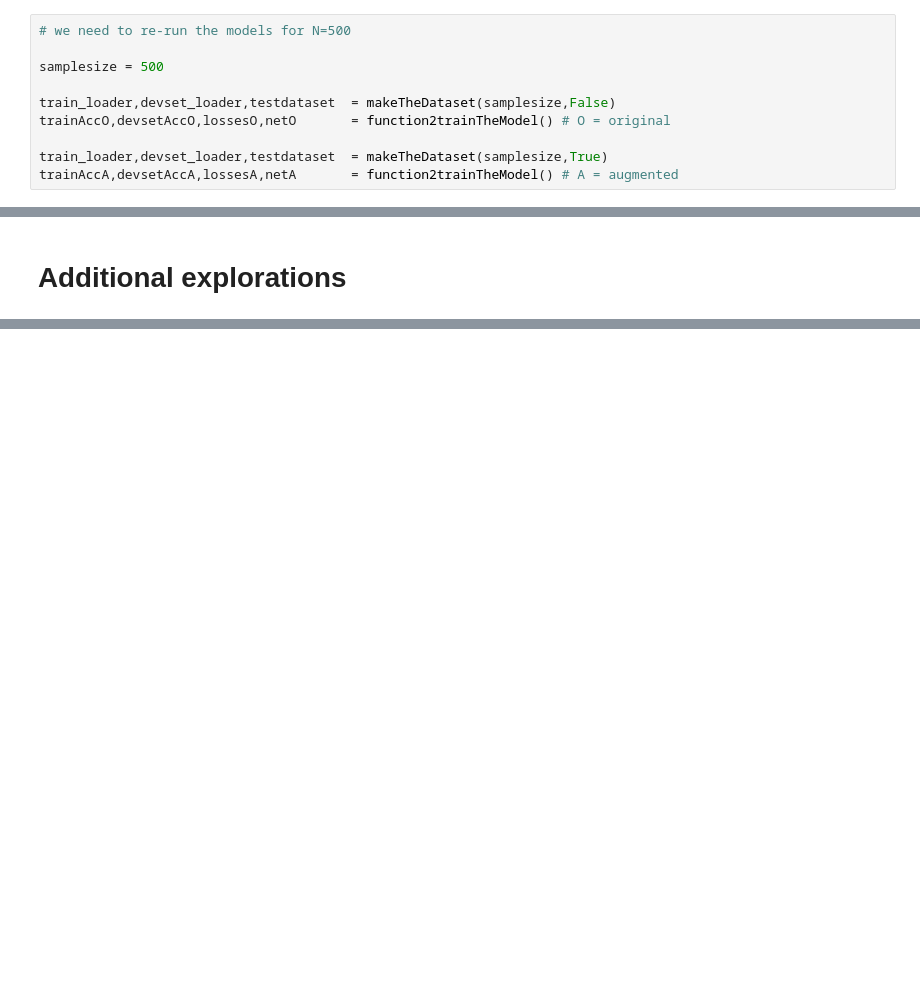
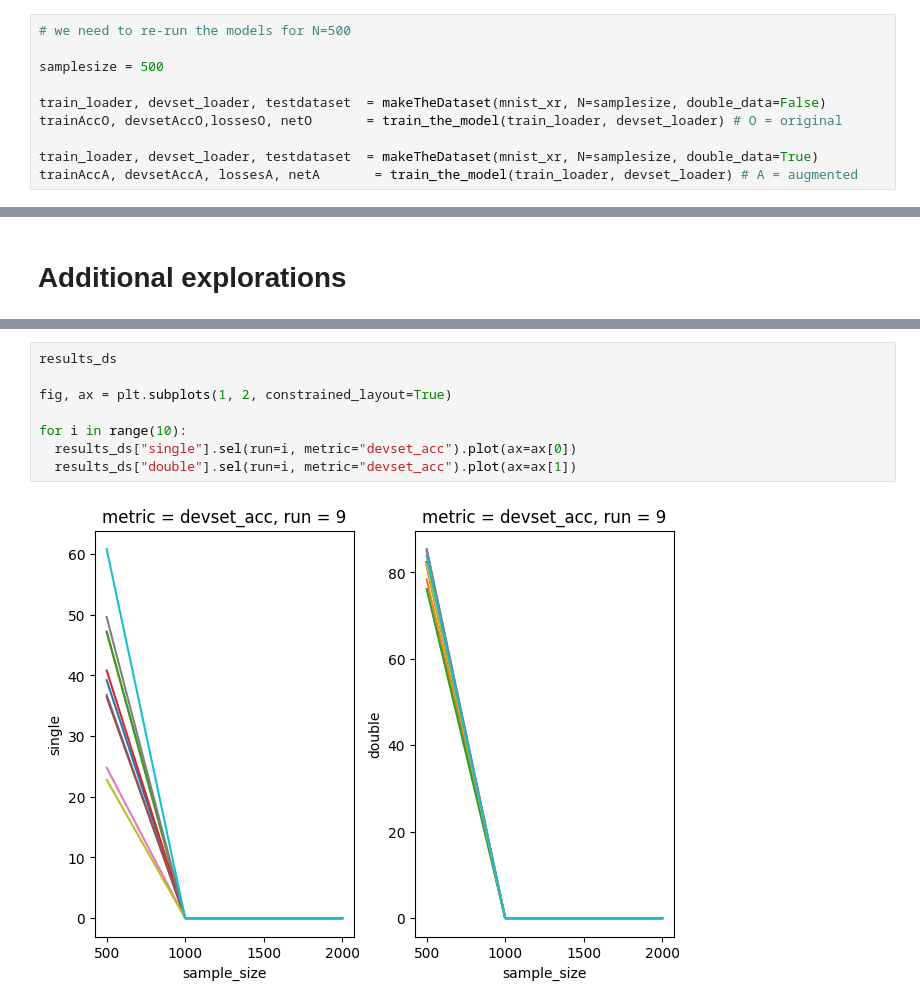
Before and after one commit to scott-huberty/DeepUnderstandingOfDeepLearning, a Jupyter notebook: data/DUDL_data_noiseAugmentation_SH.ipynb, the cells around one changed output, grey strips where cells are left out. Saved outputs shown, nothing was run; the diff lists cells and outputs as text; blank space fills up the shorter version.

```diff
--- a/data/DUDL_data_noiseAugmentation_SH.ipynb
+++ b/data/DUDL_data_noiseAugmentation_SH.ipynb
@@ -391,11 +472,11 @@ plt.show()
 
 samplesize = 500
 
-train_loader,devset_loader,testdataset  = makeTheDataset(samplesize,False)
-trainAccO,devsetAccO,lossesO,netO       = function2trainTheModel() # O = original
+train_loader, devset_loader, testdataset  = makeTheDataset(mnist_xr, N=samplesize, double_data=False)
+trainAccO, devsetAccO,lossesO, netO       = train_the_model(train_loader, devset_loader) # O = original
 
-train_loader,devset_loader,testdataset  = makeTheDataset(samplesize,True)
-trainAccA,devsetAccA,lossesA,netA       = function2trainTheModel() # A = augmented
+train_loader, devset_loader, testdataset  = makeTheDataset(mnist_xr, N=samplesize, double_data=True)
+trainAccA, devsetAccA, lossesA, netA       = train_the_model(train_loader, devset_loader) # A = augmented
 # %%
 # Now for the real test! On the test data!
 
@@ -418 +554,11 @@ print(f'AUGMENTED MODEL (N={samplesize}):\n  Train: {trainAccA[-1]:.2f}%, devset
+# %%
+results_ds
+
+fig, ax = plt.subplots(1, 2, constrained_layout=True)
+
+for i in range(10):
+  results_ds["single"].sel(run=i, metric="devset_acc").plot(ax=ax[0])
+  results_ds["double"].sel(run=i, metric="devset_acc").plot(ax=ax[1])
+# %% [output]
+[figure, added]
 # %%
```
Also changed, not shown: parts of 19 cells of this notebook.
